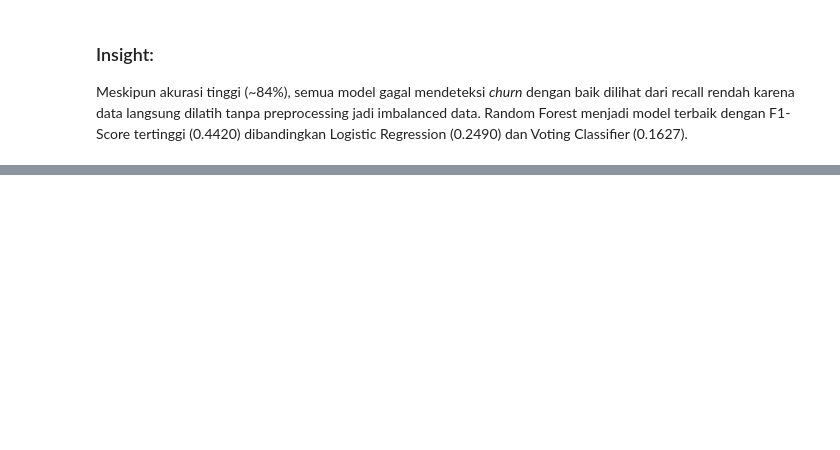
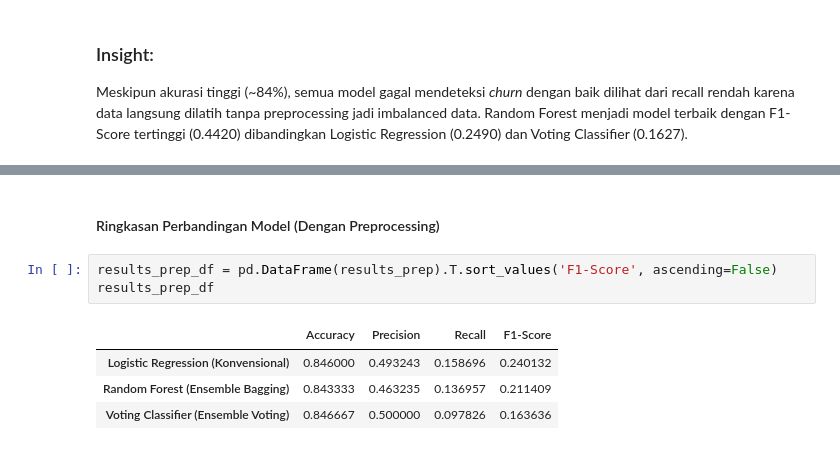
Before and after one commit to justlyznn/UAS_BENGKOD_DS-03, a Jupyter notebook: UAS_A11.2023.15093.ipynb, the cells around one changed output, grey strips where cells are left out. Saved outputs shown, nothing was run; the diff lists cells and outputs as text; blank space fills up the shorter version.

```diff
--- a/UAS_A11.2023.15093.ipynb
+++ b/UAS_A11.2023.15093.ipynb
@@ -321,0 +575,10 @@ Meskipun akurasi tinggi (~84%), semua model gagal mendeteksi *churn* dengan baik
+# %% [markdown]
+#### Ringkasan Perbandingan Model (Dengan Preprocessing)
+# %%
+results_prep_df = pd.DataFrame(results_prep).T.sort_values('F1-Score', ascending=False)
+results_prep_df
+# %% [output]
+|  | Accuracy | Precision | Recall | F1-Score |
+| Logistic Regression (Konvensional) | 0.846000 | 0.493243 | 0.158696 | 0.240132 |
+| Random Forest (Ensemble Bagging) | 0.843333 | 0.463235 | 0.136957 | 0.211409 |
+| Voting Classifier (Ensemble Voting) | 0.846667 | 0.500000 | 0.097826 | 0.163636 |
```
Also changed, not shown: parts of 34 cells of this notebook, 2 other files.
